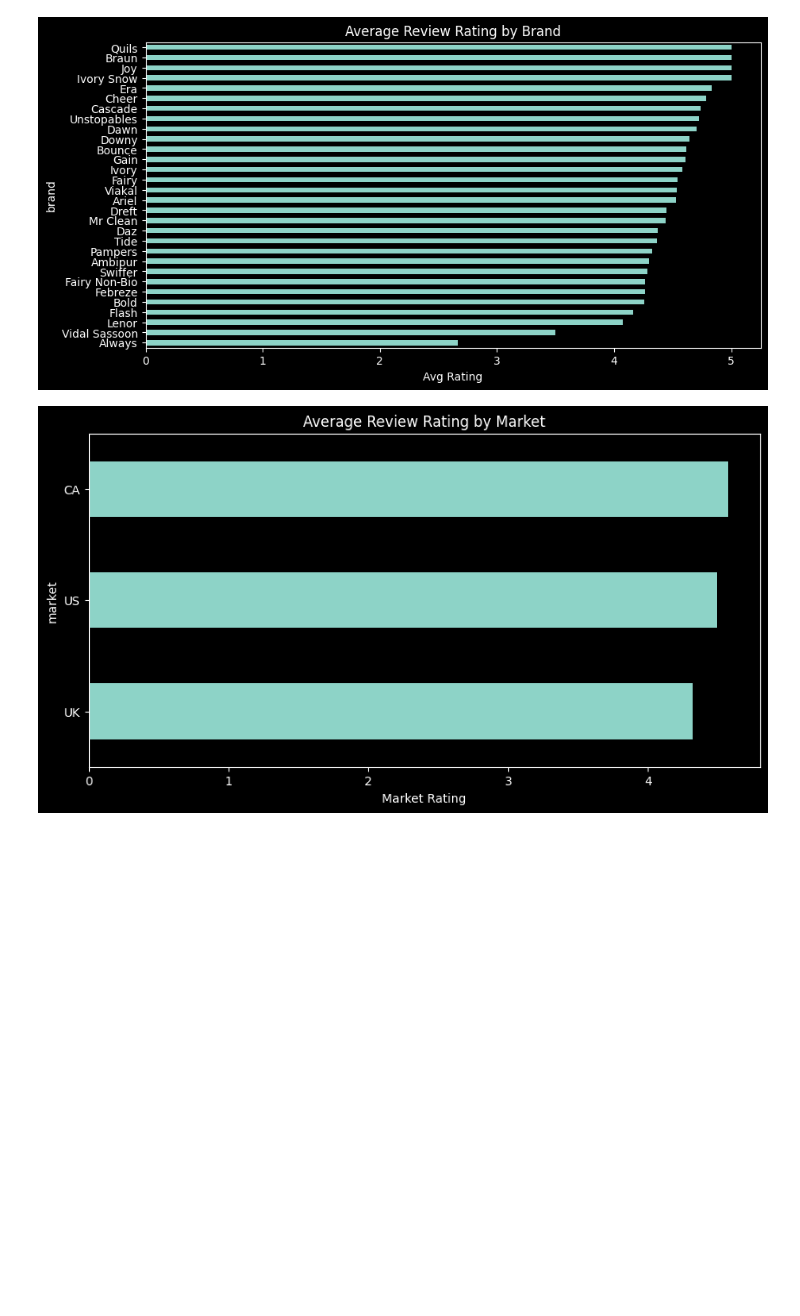
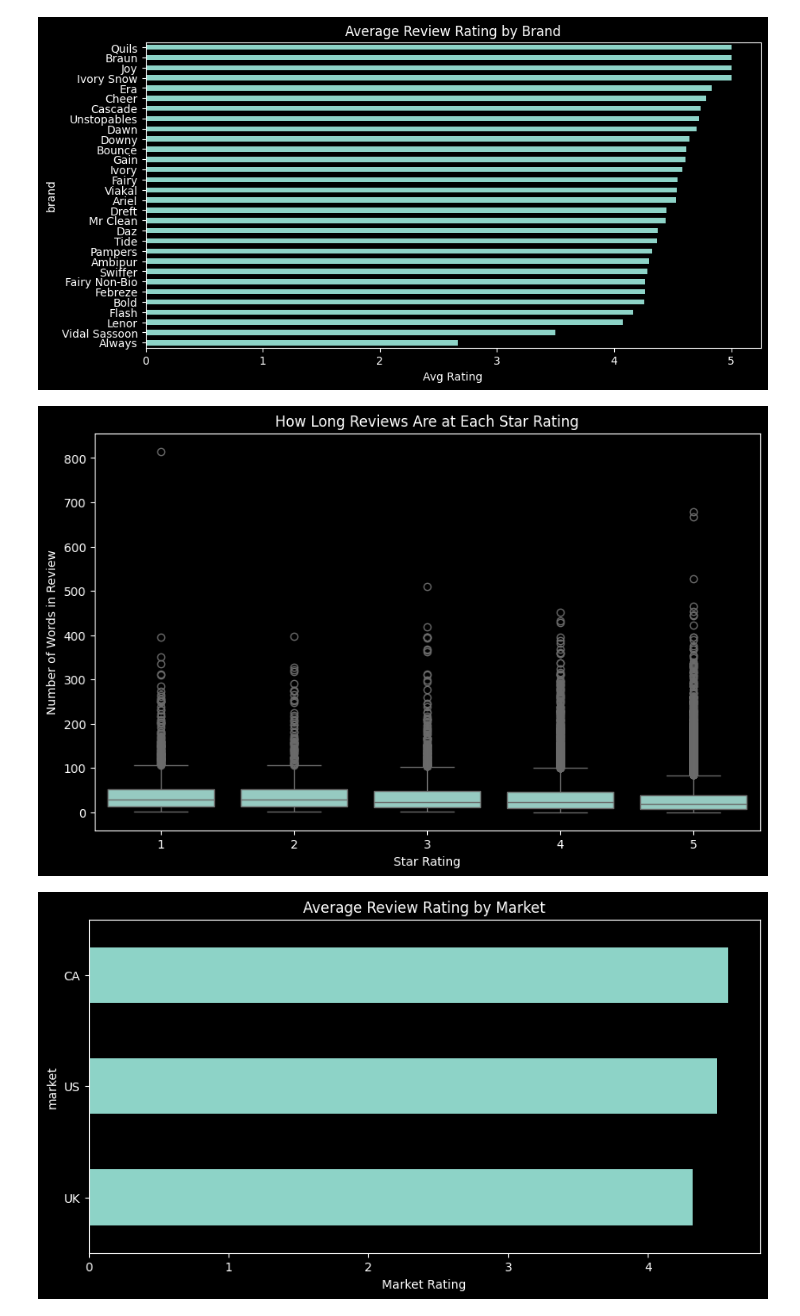
Before and after one commit to bemndy/review-ratings-NLPinsights, a Jupyter notebook: base_lrp-nb.ipynb, the cells around one changed output. Saved outputs shown, nothing was run; the diff lists cells and outputs as text; code cells hidden in the pictures; blank space fills up the shorter version.

```diff
--- a/base_lrp-nb.ipynb
+++ b/base_lrp-nb.ipynb
@@ -188,6 +188,20 @@ plt.xlabel("Avg Rating")
 plt.show()
 # %% [output]
 [figure]
+# %%
+df_train['review_length'] = df_train['cleaned_text'].apply(lambda review: len(review.split()))
+
+import matplotlib.pyplot as plt
+import seaborn as sns
+
+plt.figure(figsize=(10, 6))
+sns.boxplot(x=df_train['label'], y=df_train['review_length'])
+plt.title("How Long Reviews Are at Each Star Rating")
+plt.xlabel("Star Rating")
+plt.ylabel("Number of Words in Review")
+plt.show()
+# %% [output]
+[figure, added]
 # %%
 df_train.groupby('market')['review_rating'].mean().sort_values().plot(kind='barh', figsize=(10,5))
 plt.title("Average Review Rating by Market")
```
Also changed, not shown: parts of 2 cells of this notebook, 3 other files.
